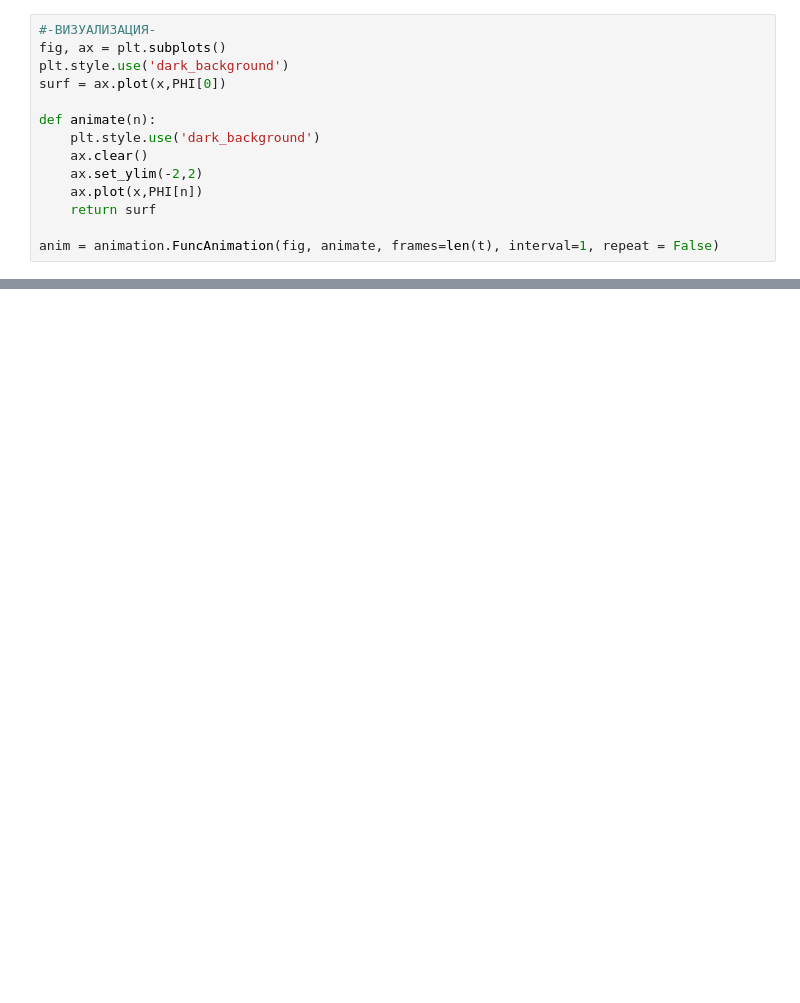
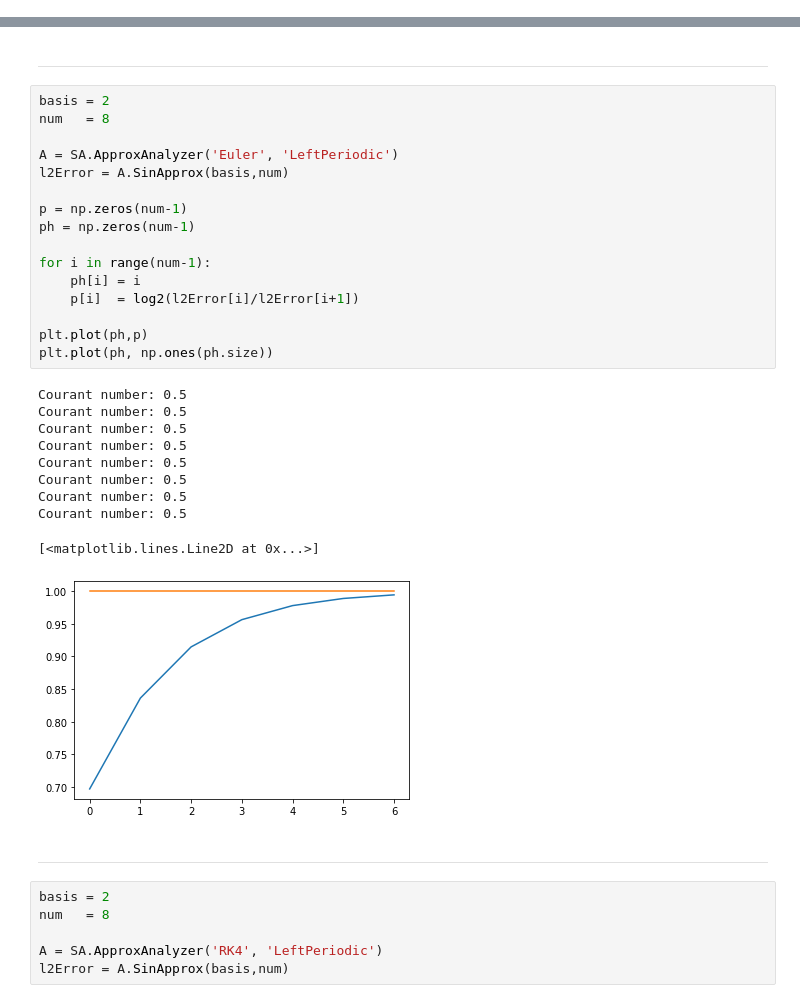
Before and after one commit to Tretyak0ID/Shallow-water-model, a Jupyter notebook: One-dimensionalSchemesForTheTransportEquation/1DimentionTransportEquation 2.0./test.ipynb, the cells around one changed output, grey strips where cells are left out. Drawn from its saved outputs; the diff is of its cells as text; blank space fills up the shorter version.

```diff
--- a/One-dimensionalSchemesForTheTransportEquation/1DimentionTransportEquation 2.0./test.ipynb
+++ b/One-dimensionalSchemesForTheTransportEquation/1DimentionTransportEquation 2.0./test.ipynb
@@ -56,14 +24,0 @@ array([5.55111512e-17, 1.73472348e-16, 1.73472348e-17, 3.12250226e-17,
-# %%
-#-ВИЗУАЛИЗАЦИЯ-
-fig, ax = plt.subplots()
-plt.style.use('dark_background')
-surf = ax.plot(x,PHI[0])
-
-def animate(n):
-    plt.style.use('dark_background')
-    ax.clear()
-    ax.set_ylim(-2,2)
-    ax.plot(x,PHI[n])
-    return surf
-
-anim = animation.FuncAnimation(fig, animate, frames=len(t), interval=1, repeat = False)
@@ -72,0 +25,37 @@ anim = animation.FuncAnimation(fig, animate, frames=len(t), interval=1, repeat =
+# %% [markdown]
+------
+# %%
+basis = 2
+num   = 8
+
+A = SA.ApproxAnalyzer('Euler', 'LeftPeriodic')
+l2Error = A.SinApprox(basis,num)
+
+p = np.zeros(num-1)
+ph = np.zeros(num-1)
+
+for i in range(num-1):
+    ph[i] = i
+    p[i]  = log2(l2Error[i]/l2Error[i+1])
+
+plt.plot(ph,p)
+plt.plot(ph, np.ones(ph.size))
+# %% [output]
+Courant number: 0.5
+Courant number: 0.5
+Courant number: 0.5
+Courant number: 0.5
+Courant number: 0.5
+Courant number: 0.5
+Courant number: 0.5
+Courant number: 0.5
+[<matplotlib.lines.Line2D at 0x...>]
+[figure, added]
+# %% [markdown]
+------
+# %%
+basis = 2
+num   = 8
+
+A = SA.ApproxAnalyzer('RK4', 'LeftPeriodic')
+l2Error = A.SinApprox(basis,num)
```
Also changed, not shown: parts of 21 cells of this notebook, 3 other files.
